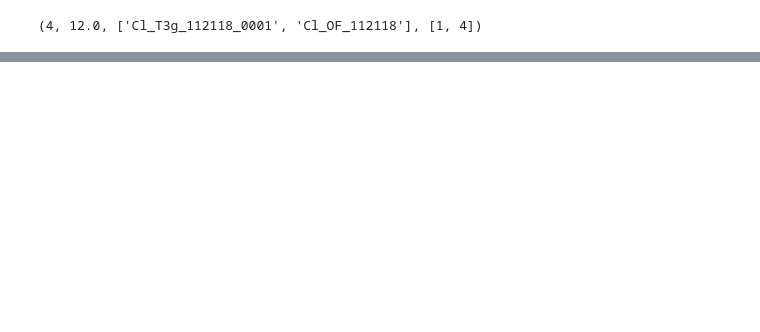
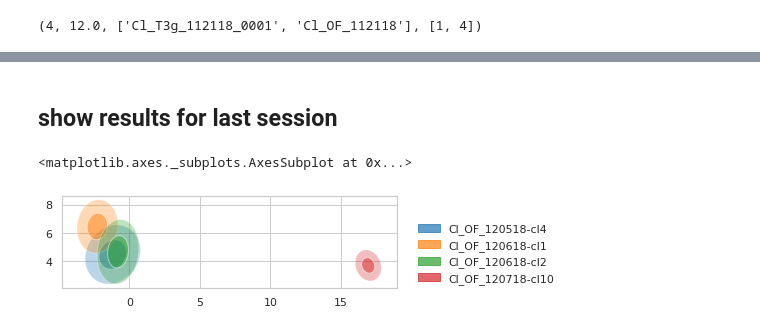
Before and after one commit to alexgonzl/TMA, a Jupyter notebook: Notebooks/sort_session_match.ipynb, the cells around one changed output, grey strips where cells are left out. Saved outputs shown, nothing was run; the diff lists cells and outputs as text; code cells hidden in the pictures; blank space fills up the shorter version.

Commit message:
match algorithm

```diff
--- a/Notebooks/sort_session_match.ipynb
+++ b/Notebooks/sort_session_match.ipynb
@@ -759,7 +65,0 @@ subject_info.tt_depth_match[4][12.25]
-# %%
-tt=4
-session = 'Cl_T3g_010218'
-cluster_ids = subject_info.session_clusters[session]['cell_IDs'][tt]
-a=subject_info.get_session_tt_wf(session,4, cluster_ids=cluster_ids)
-_=plt.plot(a.mean(axis=1).T)
-plt.legend(['cl_'+str(ii) for ii in range(3)])
@@ -1067,15 +98,0 @@ def get_confidence_ellipse(x, y, n_std=2):
-# %%
-f,ax = plt.subplots()
-colors = ['tab:blue', 'tab:orange', 'tab:green', 'tab:red', 'tab:purple', 'tab:brown', 'tab:pink', 'tab:gray', 'tab:olive', 'tab:cyan']
-polys = []
-for cluster in range(n_clusters):
-    x = X_tsne[cluster_labels==cluster,0]
-    y = X_tsne[cluster_labels==cluster,1]
-
-    label_str = f'cl_{cluster}_session_{session_clusters_id[cluster]}'
-    #ax.scatter(x,y, color=colors[cluster], alpha=0.1)
-    ax, ellipse = confidence_ellipse(x, y, ax=ax, facecolor=colors[np.mod(cluster,10)], alpha=0.5, n_std=2, label=label_str)
-    polys.append(Polygon(ellipse.properties()['verts']))
-ax.set_xlim(np.array([X_tsne[:,0].min(),X_tsne[:,0].max()])*1.1 )
-ax.set_ylim(np.array([X_tsne[:,1].min(),X_tsne[:,1].max()])*1.1 )
-ax.legend(bbox_to_anchor=(1.02, 1), frameon=False)
@@ -1315,9 +98,0 @@ session_dates
-# %%
-session_dates = {session:session.split('_')[2] for session in subject_info.sessions}
-session_tt = pd.DataFrame(index = subject_info.sessions, columns = ['tt_' + str(tt) for tt in range(1,17)])
-
-for session in subject_info.sessions:
-    date = session_dates[session]
-    if date in ['010218','010318','010418']:
-        date = date[:5] + '9'
-    session_tt.loc[session] = tt_pos.loc[date].values
@@ -1338,10 +98,0 @@ session_tt.iloc[:10]
-# %%
-n_tt = 16
-tetrodes = range(1,n_tt+1)
-tt_depth_matchs = {tt:{} for tt in tetrodes}
-
-for tt in tetrodes:
-    tt_str = 'tt_'+str(tt)
-    tt_depths = session_tt[tt_str].unique()
-    for depth in tt_depths:
-        tt_depth_matchs[tt][depth] = list(session_tt[session_tt[tt_str]==depth].index)
@@ -1361,0 +294,8 @@ subject_info.session_clusters['Cl_T3g_010218']['curated_TTs']
+# %% [markdown]
+## show results for last session
+# %%
+cmf = reload(cmf)
+cmf.plot_2d_cluster_ellipsoids(clusters_loc=clusters_mean, clusters_cov=clusters_cov, legend=True, cl_names=cl_names)
+# %% [output]
+<matplotlib.axes._subplots.AxesSubplot at 0x...>
+[figure, added]
```
Also changed, not shown: parts of 102 cells of this notebook, 4 other files.
